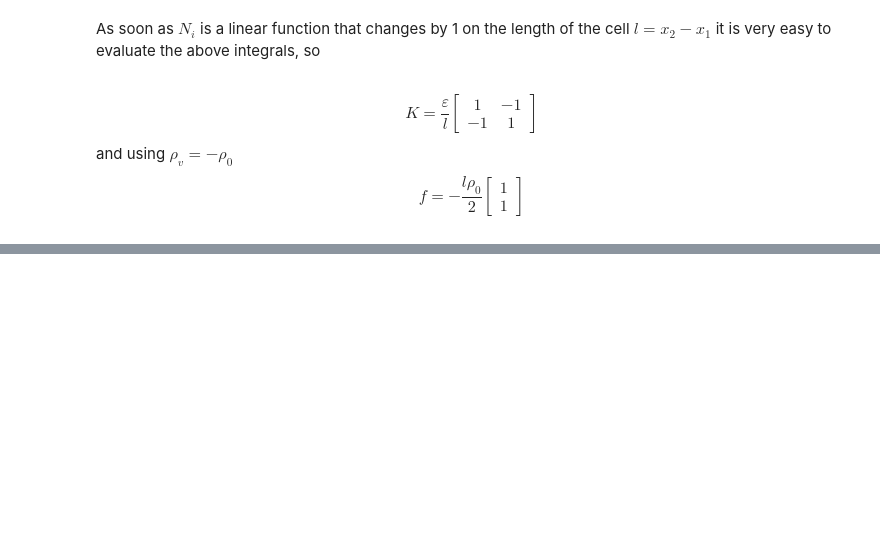
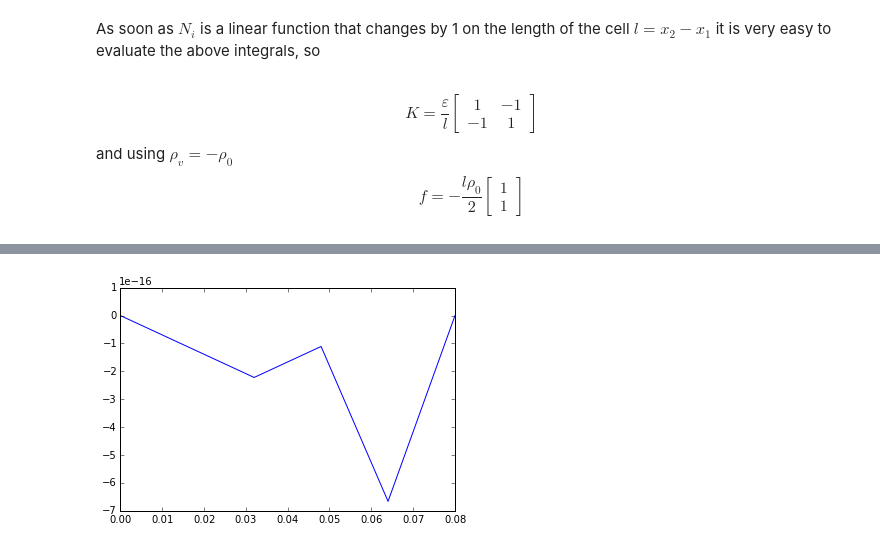
Before and after one commit to kostyfisik/fem-intro, a Jupyter notebook: fem-1d-linear.ipynb, the cells around one changed output, grey strips where cells are left out. Drawn from its saved outputs; the diff is of its cells as text; code cells hidden in the pictures; blank space fills up the shorter version.

```diff
--- a/fem-1d-linear.ipynb
+++ b/fem-1d-linear.ipynb
@@ -332,0 +668,8 @@ relational.Eq(diff(V,x,2), eq)
+# %%
+x_vec = np.linspace(0.0, d, num=number_of_elements+1)
+y_vec = np.array([ evaluate.subs({x:value}) for value in x_vec])
+fig, ax = plt.subplots()
+ax.plot(x_vec, (y_vec-V));
+ax.set_xlim(0,0.08);
+# %% [output]
+[figure, added]
```
Also changed, not shown: parts of 32 cells of this notebook, 4 other files.
